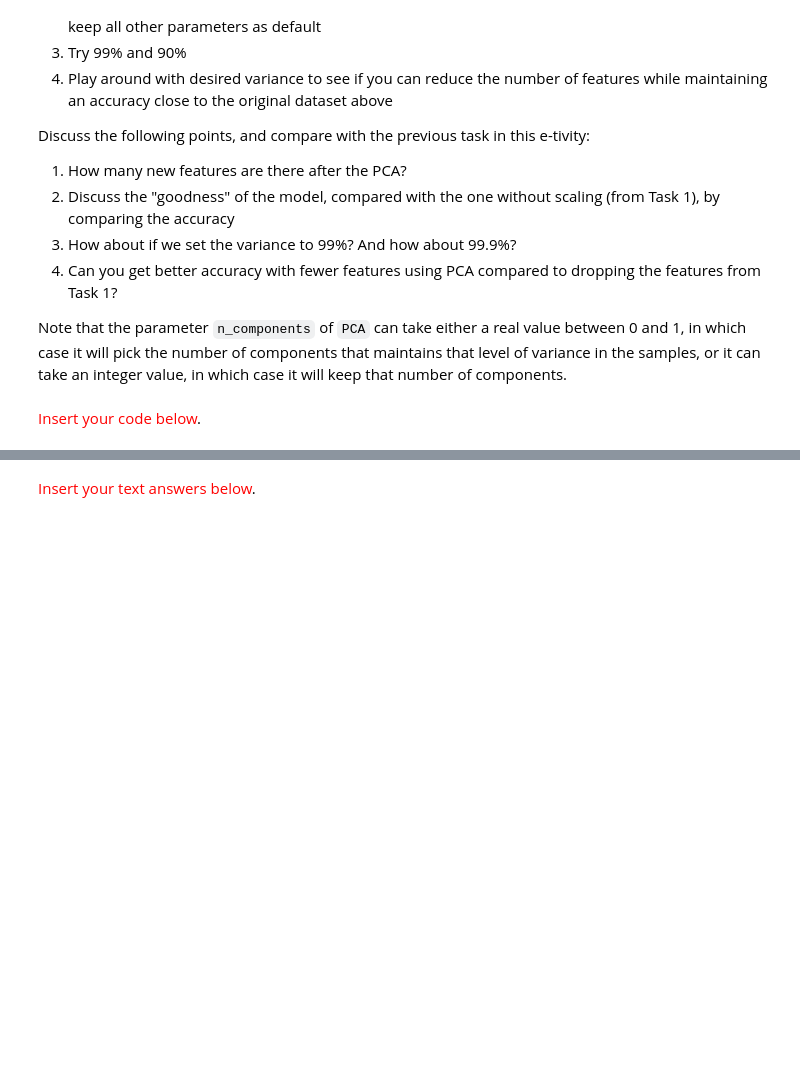
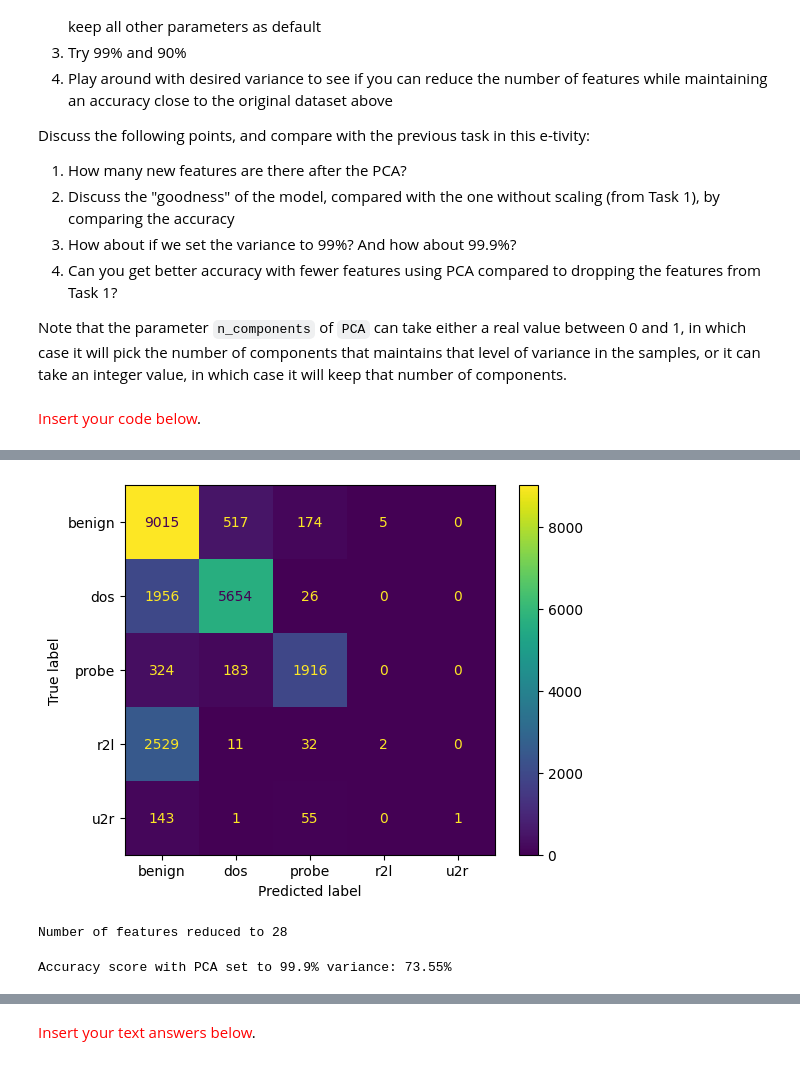
Before and after one commit to sprince0031/UL_Masters, a Jupyter notebook: SEM_1/CE4051-Introduction_to_Data_Engineering_and_Machine_Learning/Week7_8/Activity4_23052058.ipynb, the cells around one changed output, grey strips where cells are left out. Cells and saved outputs as stored; diff of their text form; code cells hidden in the pictures; blank space fills up the shorter version.

```diff
--- a/SEM_1/CE4051-Introduction_to_Data_Engineering_and_Machine_Learning/Week7_8/Activity4_23052058.ipynb
+++ b/SEM_1/CE4051-Introduction_to_Data_Engineering_and_Machine_Learning/Week7_8/Activity4_23052058.ipynb
@@ -439,0 +508,25 @@ from sklearn.metrics import confusion_matrix, accuracy_score
+# %%
+# Generating the confusion matrix for our predictions
+confusion_matrix_pca_99 = confusion_matrix(test_Y, preds_pca_99, labels=model_pca_99.classes_)
+
+# Plotting the confusion matrix instead of printing it as a 2D array so that it is easier to discern
+disp = ConfusionMatrixDisplay(confusion_matrix=confusion_matrix_pca_99, display_labels=model_pca_99.classes_)
+disp.plot()
+plt.show()
+# %% [output]
+[figure, added]
+# %%
+pca_999 = PCA(n_components=0.999)
+train_X_pca_999 = pca_999.fit_transform(train_X_scaled) # using the scaled data variable from task 1 since we're working on the same dataset.
+test_X_pca_999 = pca_999.transform(test_X_scaled)
+print(f'Number of features reduced to {np.shape(train_X_pca_999)[1]}')
+# %% [output]
+Number of features reduced to 28
+# %%
+model_pca_999 = SVC(kernel='linear')
+model_pca_999.fit(train_X_pca_999, train_Y)
+
+preds_pca_999 = model_pca_999.predict(test_X_pca_999)
+print(f'Accuracy score with PCA set to 99.9% variance: {accuracy_score(test_Y, preds_pca_999)*100:.2f}%')
+# %% [output]
+Accuracy score with PCA set to 99.9% variance: 73.55%
```
Also changed, not shown: parts of 41 cells of this notebook.
